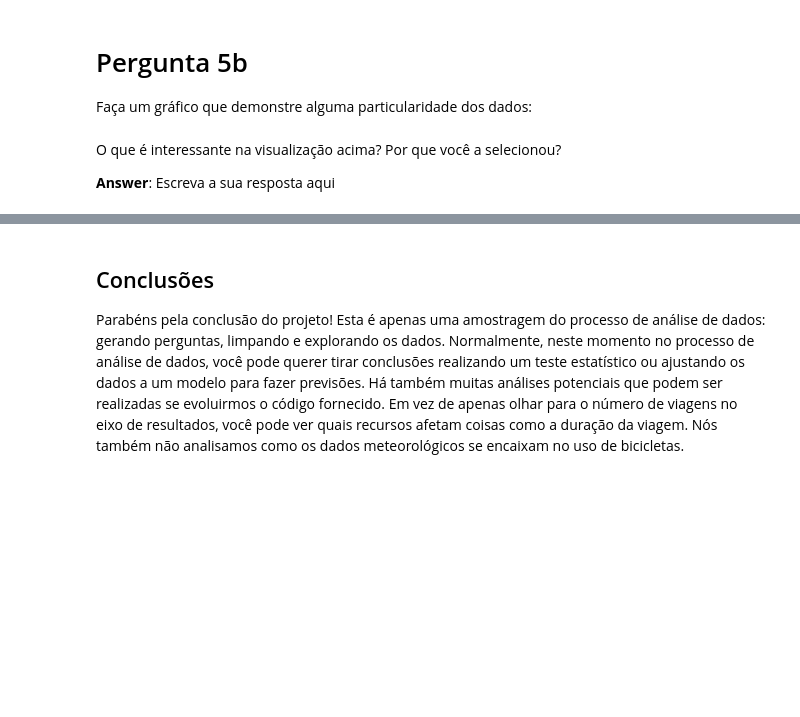
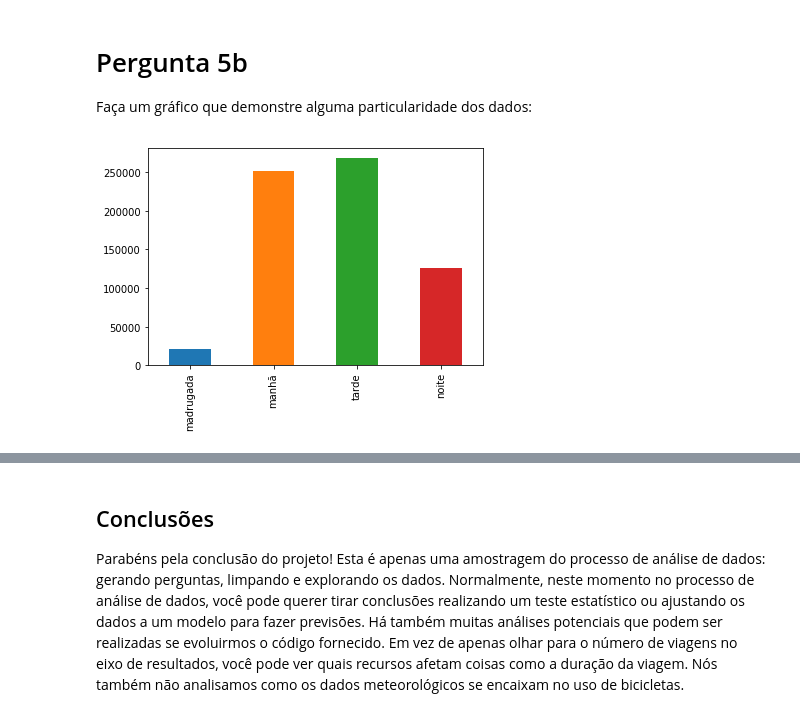
Before and after one commit to samuelralmeida/analyze_bike_share, a Jupyter notebook: Analise_Bay_Area_Bike_Share-NDFDSI.ipynb, the cells around one changed output, grey strips where cells are left out. Saved outputs shown, nothing was run; the diff lists cells and outputs as text; code cells hidden in the pictures; blank space fills up the shorter version.

Commit message:
feat: answered question 5.2

```diff
--- a/Analise_Bay_Area_Bike_Share-NDFDSI.ipynb
+++ b/Analise_Bay_Area_Bike_Share-NDFDSI.ipynb
@@ -457,4 +475,10 @@ Faça um gráfico que demonstre alguma particularidade dos dados:
-# %% [markdown]
-O que é interessante na visualização acima? Por que você a selecionou?
-
-**Answer**: Escreva a sua resposta aqui
+# %%
+# Gráfico Final 2
+bin_edges = [0, 6, 11, 17, 24]
+bin_names = ['madrugada', 'manhã', 'tarde', 'noite']
+trip_data['turno'] = pd.cut(trip_data['start_hour'], bin_edges, labels=bin_names)
+
+order = ['madrugada', 'manhã', 'tarde','noite']
+trip_data['turno'].value_counts().loc[order].plot.bar();
+# %% [output]
+[figure, added]
```
Also changed, not shown: parts of 6 cells of this notebook.
